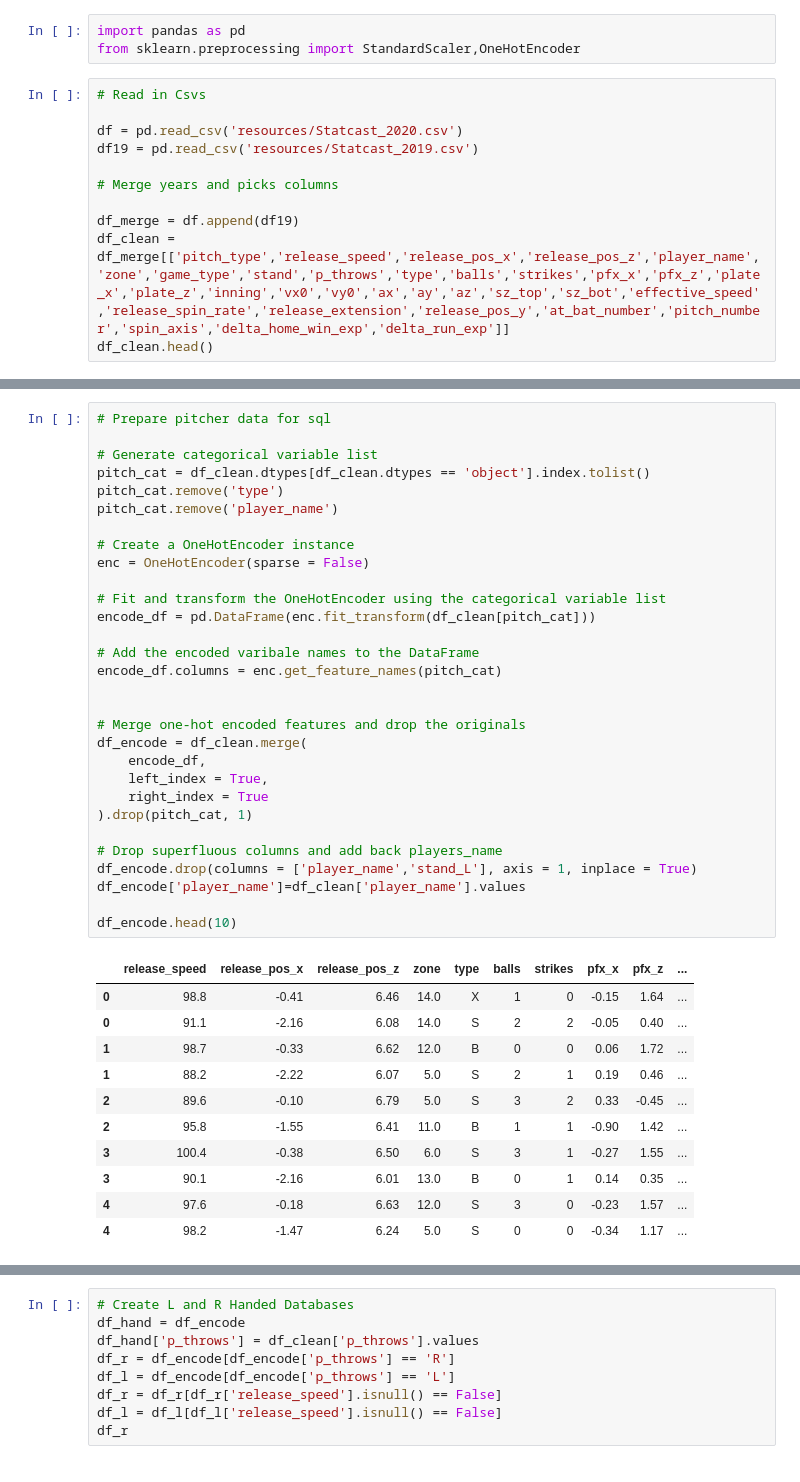
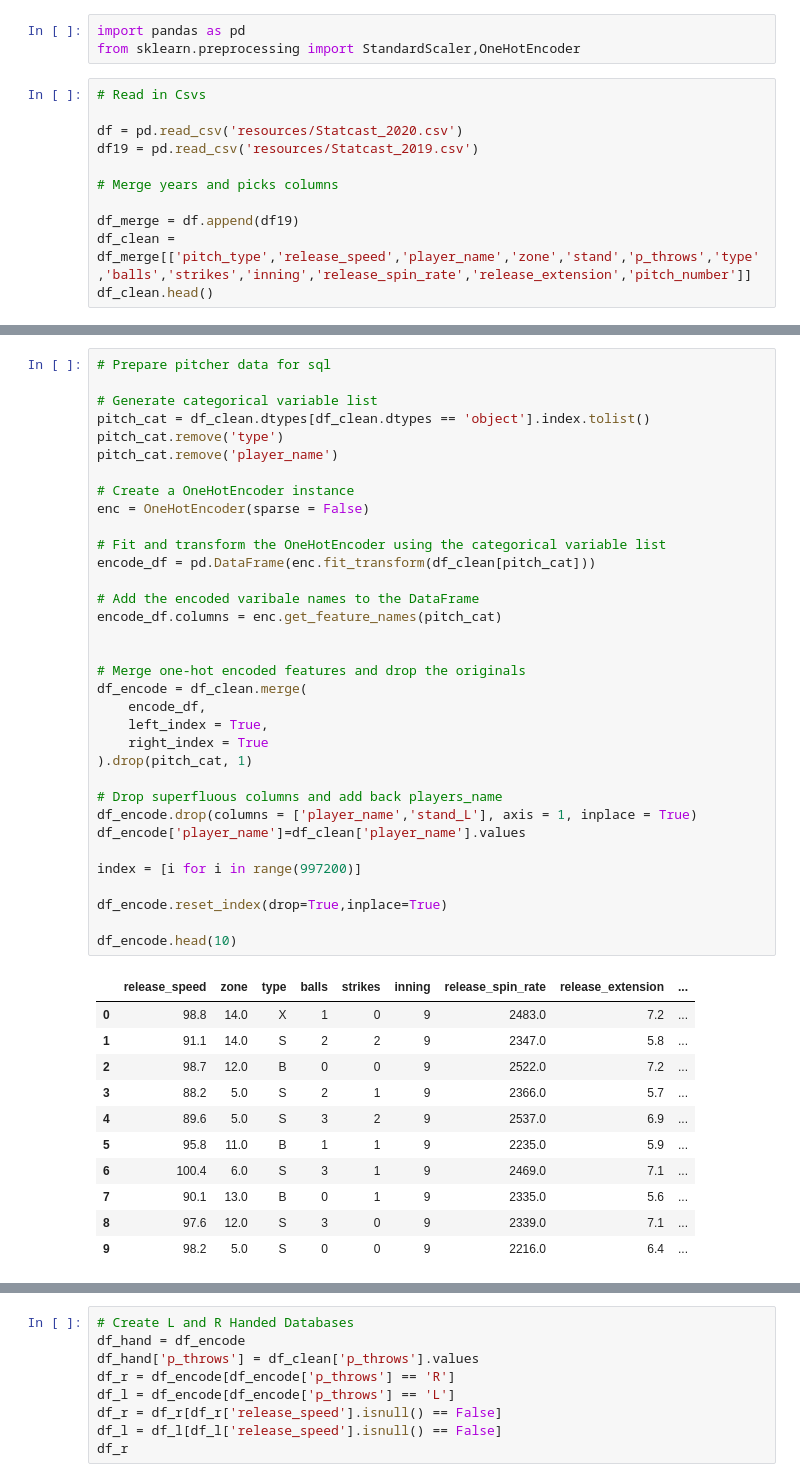
Before and after one commit to KarenMashburn/team-country-music, a Jupyter notebook: Data Cleaning.ipynb, the cells around one changed output, grey strips where cells are left out. Cells and saved outputs as stored; diff of their text form.

Commit message:
preparing pitcher data for SQL Transfer

```diff
--- a/Data Cleaning.ipynb
+++ b/Data Cleaning.ipynb
@@ -10,6 +10,6 @@ df19 = pd.read_csv('resources/Statcast_2019.csv')
 # Merge years and picks columns
 
 df_merge = df.append(df19)
-df_clean = df_merge[['pitch_type','release_speed','release_pos_x','release_pos_z','player_name','zone','game_type','stand','p_throws','type','balls','strikes','pfx_x','pfx_z','plate_x','plate_z','inning','vx0','vy0','ax','ay','az','sz_top','sz_bot','effective_speed','release_spin_rate','release_extension','release_pos_y','at_bat_number','pitch_number','spin_axis','delta_home_win_exp','delta_run_exp']]
+df_clean = df_merge[['pitch_type','release_speed','player_name','zone','stand','p_throws','type','balls','strikes','inning','release_spin_rate','release_extension','pitch_number']]
 df_clean.head()
 # %% [output]
@@ -24,41 +23,45 @@ df_clean.head()
 # Prepare pitcher data for sql
 
 # Generate categorical variable list
 pitch_cat = df_clean.dtypes[df_clean.dtypes == 'object'].index.tolist()
 pitch_cat.remove('type')
 pitch_cat.remove('player_name')
 
 # Create a OneHotEncoder instance
 enc = OneHotEncoder(sparse = False)
 
 # Fit and transform the OneHotEncoder using the categorical variable list
 encode_df = pd.DataFrame(enc.fit_transform(df_clean[pitch_cat]))
 
 # Add the encoded varibale names to the DataFrame
 encode_df.columns = enc.get_feature_names(pitch_cat)
 
 
 # Merge one-hot encoded features and drop the originals
 df_encode = df_clean.merge(
     encode_df,
     left_index = True,
     right_index = True
 ).drop(pitch_cat, 1)
 
 # Drop superfluous columns and add back players_name
 df_encode.drop(columns = ['player_name','stand_L'], axis = 1, inplace = True)
 df_encode['player_name']=df_clean['player_name'].values
 
+index = [i for i in range(997200)]
+
+df_encode.reset_index(drop=True,inplace=True)
+
 df_encode.head(10)
 # %% [output]
-|  | release_speed | release_pos_x | release_pos_z | zone | type | balls | strikes | pfx_x | pfx_z | ... |
-| 0 | 98.8 | -0.41 | 6.46 | 14.0 | X | 1 | 0 | -0.15 | 1.64 | ... |
-| 0 | 91.1 | -2.16 | 6.08 | 14.0 | S | 2 | 2 | -0.05 | 0.40 | ... |
-| 1 | 98.7 | -0.33 | 6.62 | 12.0 | B | 0 | 0 | 0.06 | 1.72 | ... |
-| 1 | 88.2 | -2.22 | 6.07 | 5.0 | S | 2 | 1 | 0.19 | 0.46 | ... |
-| 2 | 89.6 | -0.10 | 6.79 | 5.0 | S | 3 | 2 | 0.33 | -0.45 | ... |
-| 2 | 95.8 | -1.55 | 6.41 | 11.0 | B | 1 | 1 | -0.90 | 1.42 | ... |
-| 3 | 100.4 | -0.38 | 6.50 | 6.0 | S | 3 | 1 | -0.27 | 1.55 | ... |
-| 3 | 90.1 | -2.16 | 6.01 | 13.0 | B | 0 | 1 | 0.14 | 0.35 | ... |
-| 4 | 97.6 | -0.18 | 6.63 | 12.0 | S | 3 | 0 | -0.23 | 1.57 | ... |
-| 4 | 98.2 | -1.47 | 6.24 | 5.0 | S | 0 | 0 | -0.34 | 1.17 | ... |
+|  | release_speed | zone | type | balls | strikes | inning | release_spin_rate | release_extension | ... |
+| 0 | 98.8 | 14.0 | X | 1 | 0 | 9 | 2483.0 | 7.2 | ... |
+| 1 | 91.1 | 14.0 | S | 2 | 2 | 9 | 2347.0 | 5.8 | ... |
+| 2 | 98.7 | 12.0 | B | 0 | 0 | 9 | 2522.0 | 7.2 | ... |
+| 3 | 88.2 | 5.0 | S | 2 | 1 | 9 | 2366.0 | 5.7 | ... |
+| 4 | 89.6 | 5.0 | S | 3 | 2 | 9 | 2537.0 | 6.9 | ... |
+| 5 | 95.8 | 11.0 | B | 1 | 1 | 9 | 2235.0 | 5.9 | ... |
+| 6 | 100.4 | 6.0 | S | 3 | 1 | 9 | 2469.0 | 7.1 | ... |
+| 7 | 90.1 | 13.0 | B | 0 | 1 | 9 | 2335.0 | 5.6 | ... |
+| 8 | 97.6 | 12.0 | S | 3 | 0 | 9 | 2339.0 | 7.1 | ... |
+| 9 | 98.2 | 5.0 | S | 0 | 0 | 9 | 2216.0 | 6.4 | ... |
```
Also changed, not shown: parts of 4 cells of this notebook, 10 other files.
